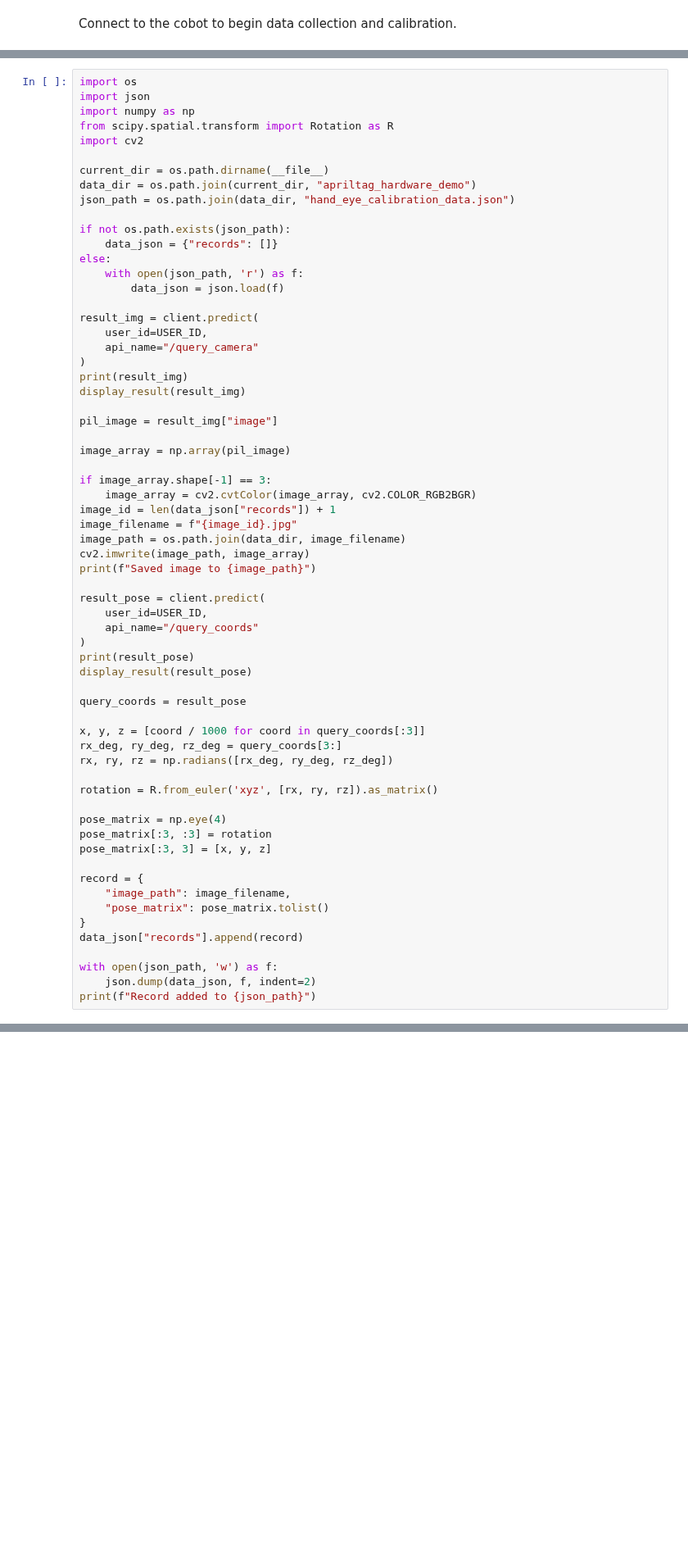
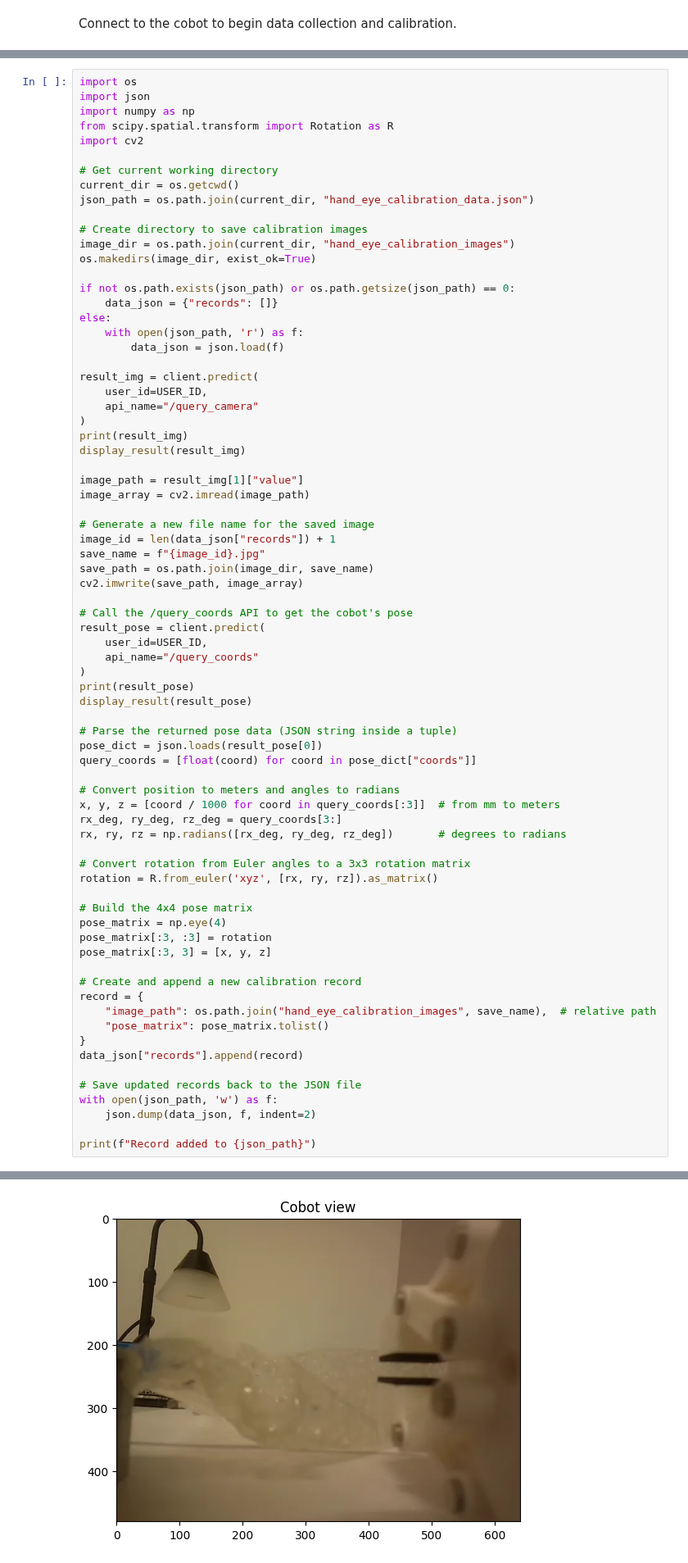
Before and after one commit to AccelerationConsortium/ac-training-lab, a Jupyter notebook: src/ac_training_lab/apriltag_hardware_demo/hand_eye_calibration.ipynb, the cells around one changed output, grey strips where cells are left out. Shown at 82% size. Saved outputs shown, nothing was run; the diff lists cells and outputs as text; blank space fills up the shorter version.

Commit message:
Hand eye calibration

```diff
--- a/src/ac_training_lab/apriltag_hardware_demo/hand_eye_calibration.ipynb
+++ b/src/ac_training_lab/apriltag_hardware_demo/hand_eye_calibration.ipynb
@@ -126,11 +206,15 @@ import numpy as np
 from scipy.spatial.transform import Rotation as R
 import cv2
 
-current_dir = os.path.dirname(__file__)
-data_dir = os.path.join(current_dir, "apriltag_hardware_demo")
-json_path = os.path.join(data_dir, "hand_eye_calibration_data.json")
+# Get current working directory
+current_dir = os.getcwd()
+json_path = os.path.join(current_dir, "hand_eye_calibration_data.json")
 
-if not os.path.exists(json_path):
+# Create directory to save calibration images
+image_dir = os.path.join(current_dir, "hand_eye_calibration_images")
+os.makedirs(image_dir, exist_ok=True)
+
+if not os.path.exists(json_path) or os.path.getsize(json_path) == 0:
     data_json = {"records": []}
 else:
     with open(json_path, 'r') as f:
@@ -143,18 +227,16 @@ result_img = client.predict(
 print(result_img)
 display_result(result_img)
 
-pil_image = result_img["image"]
+image_path = result_img[1]["value"]
+image_array = cv2.imread(image_path)
 
-image_array = np.array(pil_image)
+# Generate a new file name for the saved image
+image_id = len(data_json["records"]) + 1
+save_name = f"{image_id}.jpg"
+save_path = os.path.join(image_dir, save_name)
+cv2.imwrite(save_path, image_array)
 
-if image_array.shape[-1] == 3:
-    image_array = cv2.cvtColor(image_array, cv2.COLOR_RGB2BGR)
-image_id = len(data_json["records"]) + 1
-image_filename = f"{image_id}.jpg"
-image_path = os.path.join(data_dir, image_filename)
-cv2.imwrite(image_path, image_array)
-print(f"Saved image to {image_path}")
-
+# Call the /query_coords API to get the cobot's pose
 result_pose = client.predict(
     user_id=USER_ID,
     api_name="/query_coords"
@@ -162,24 +244,33 @@ result_pose = client.predict(
 print(result_pose)
 display_result(result_pose)
 
-query_coords = result_pose
+# Parse the returned pose data (JSON string inside a tuple)
+pose_dict = json.loads(result_pose[0])
+query_coords = [float(coord) for coord in pose_dict["coords"]]
 
-x, y, z = [coord / 1000 for coord in query_coords[:3]]
+# Convert position to meters and angles to radians
+x, y, z = [coord / 1000 for coord in query_coords[:3]]  # from mm to meters
 rx_deg, ry_deg, rz_deg = query_coords[3:]
-rx, ry, rz = np.radians([rx_deg, ry_deg, rz_deg])
+rx, ry, rz = np.radians([rx_deg, ry_deg, rz_deg])       # degrees to radians
 
+# Convert rotation from Euler angles to a 3x3 rotation matrix
 rotation = R.from_euler('xyz', [rx, ry, rz]).as_matrix()
 
+# Build the 4x4 pose matrix
 pose_matrix = np.eye(4)
 pose_matrix[:3, :3] = rotation
 pose_matrix[:3, 3] = [x, y, z]
 
+# Create and append a new calibration record
 record = {
-    "image_path": image_filename,
+    "image_path": os.path.join("hand_eye_calibration_images", save_name),  # relative path
     "pose_matrix": pose_matrix.tolist()
 }
 data_json["records"].append(record)
 
+# Save updated records back to the JSON file
 with open(json_path, 'w') as f:
     json.dump(data_json, f, indent=2)
+
 print(f"Record added to {json_path}")
+# %% [output]
@@ -185,0 +280 @@ print(f"Record added to {json_path}")
+[figure, added]
```
Also changed, not shown: parts of 21 cells of this notebook, 22 other files.
